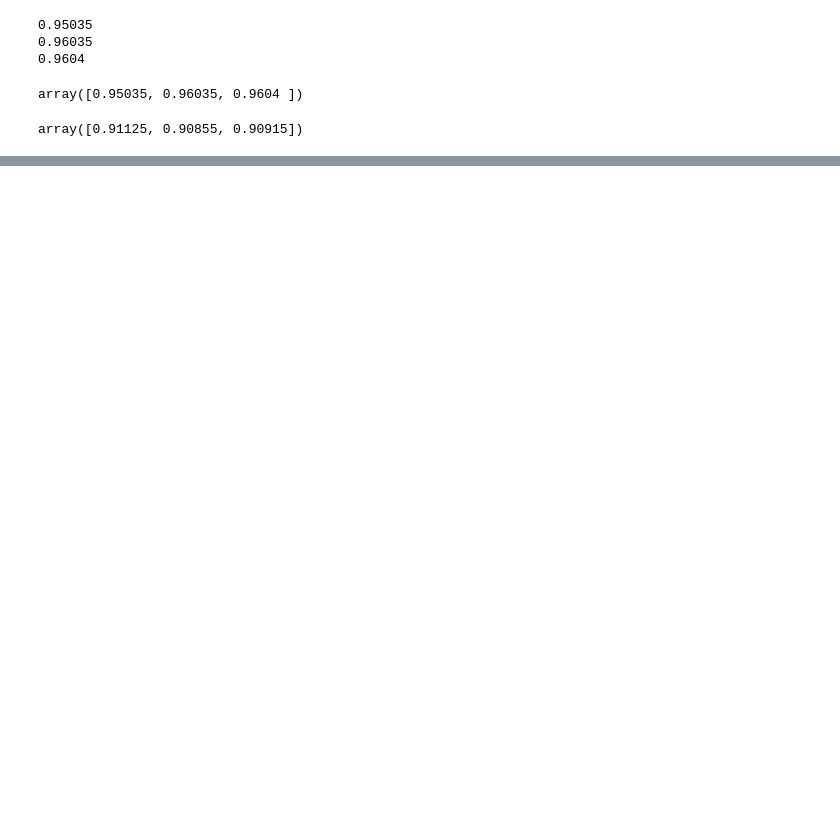
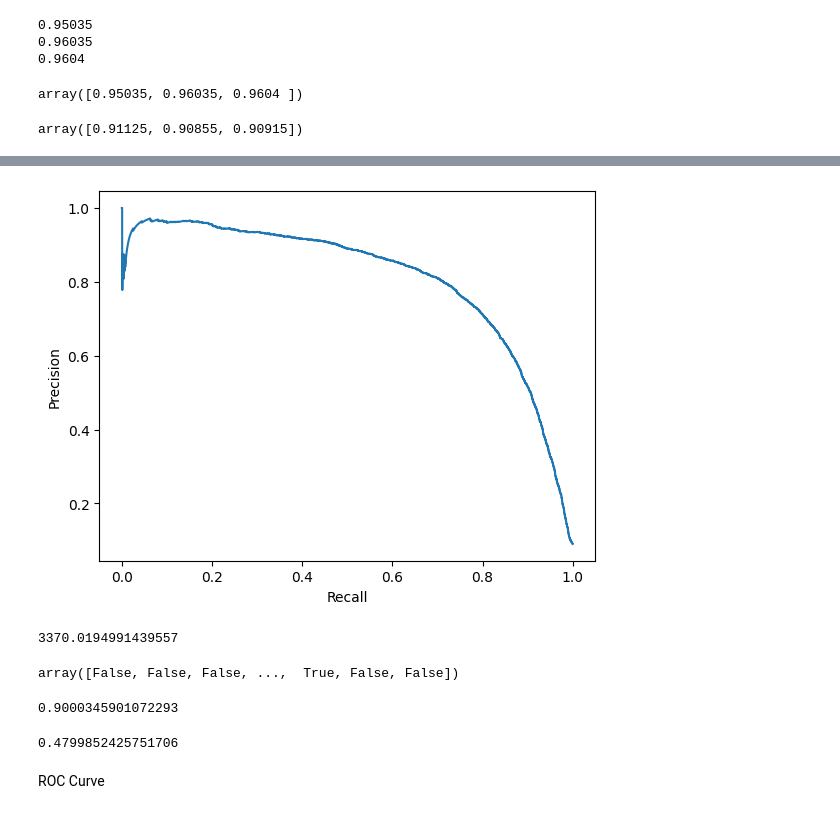
Before and after one commit to santosmv/Learning-machine-learning, a Jupyter notebook: Hands-on-ML/Chapter-3/classification.ipynb, the cells around one changed output, grey strips where cells are left out. Drawn from its saved outputs; the diff is of its cells as text; code cells hidden in the pictures; blank space fills up the shorter version.

```diff
--- a/Hands-on-ML/Chapter-3/classification.ipynb
+++ b/Hands-on-ML/Chapter-3/classification.ipynb
@@ -125,0 +154,27 @@ array([[False],
+# %%
+plt.plot(recall[:-1], precision[:-1])
+plt.xlabel('Recall')
+plt.ylabel('Precision')
+plt.show()
+# %% [output]
+[figure, added]
+# %%
+y_train_prec_90 = thresholds[np.argmax(precision >= 0.90)]
+y_train_prec_90
+# %% [output]
+3370.0194991439557
+# %%
+y_train_pred_90 = y_scores >= y_train_prec_90
+y_train_pred_90
+# %% [output]
+array([False, False, False, ...,  True, False, False])
+# %%
+precision_score(y_train_5, y_train_pred_90)
+# %% [output]
+0.9000345901072293
+# %%
+recall_score(y_train_5, y_train_pred_90)
+# %% [output]
+0.4799852425751706
+# %% [markdown]
+ROC Curve
```
Also changed, not shown: parts of 64 cells of this notebook, 5 other files.
